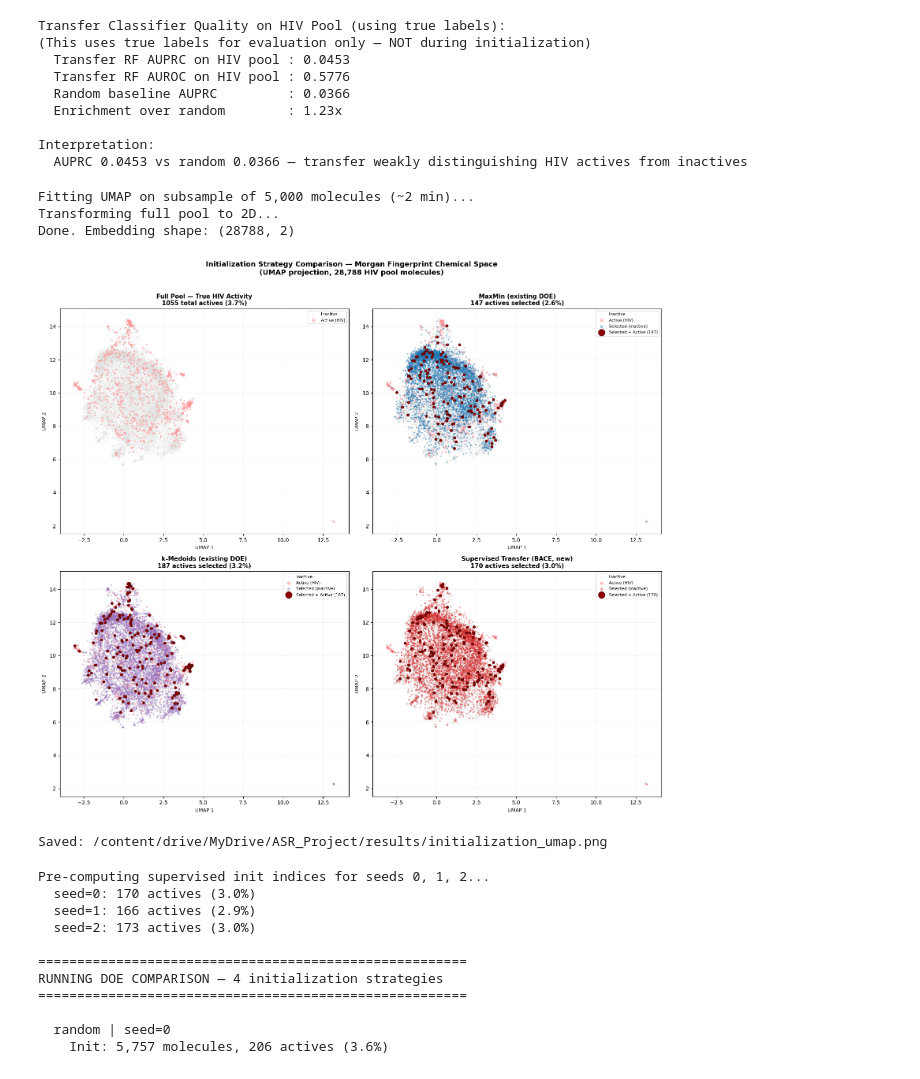
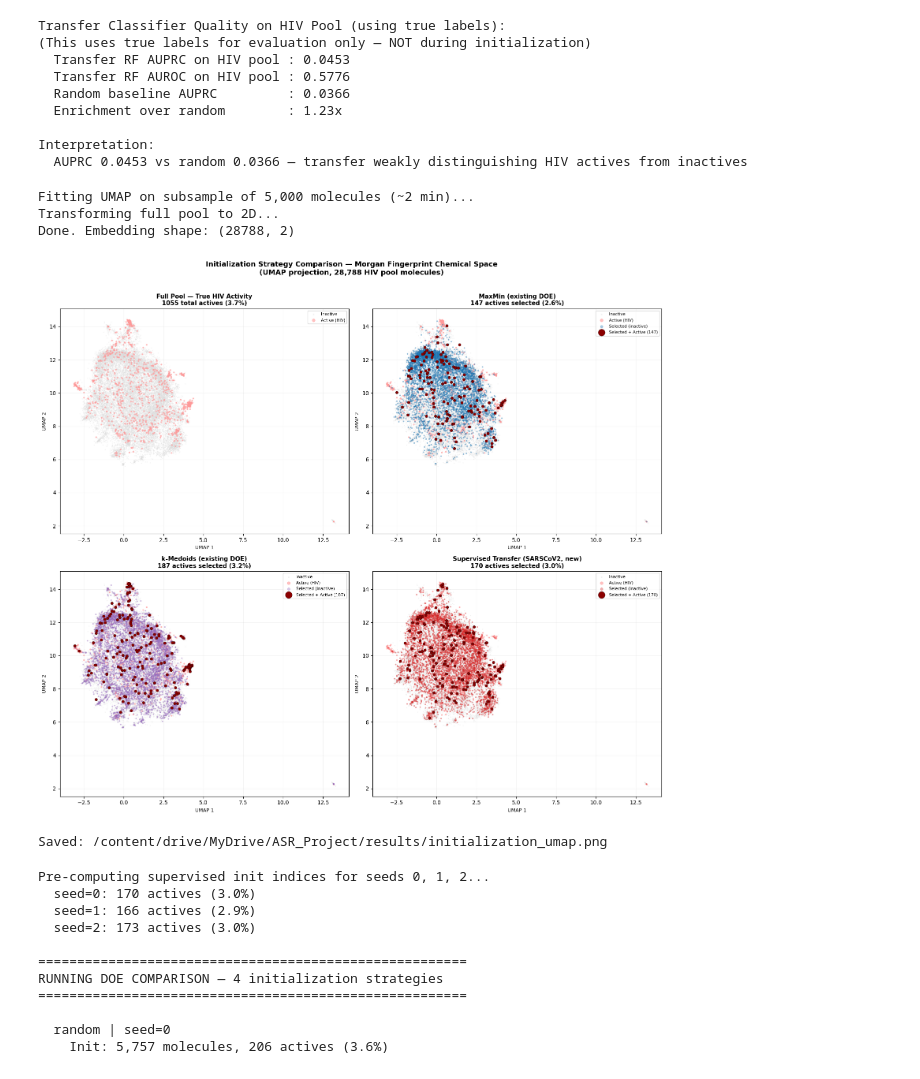
Before and after one commit to skothare/ASR_Proj, a Jupyter notebook: colab_runner.ipynb, the cells around one changed output. Cells and saved outputs as stored; diff of their text form; code cells hidden in the pictures.

```diff
--- a/colab_runner.ipynb
+++ b/colab_runner.ipynb
@@ -922,7 +940,7 @@ strategies = [
     ('Full Pool — True HIV Activity',    None,           None),
     ('MaxMin (existing DOE)',             idx_maxmin,     '#1f77b4'),
     ('k-Medoids (existing DOE)',          idx_kmed,       '#9467bd'),
-    ('Supervised Transfer (BACE, new)',   idx_supervised, '#d62728'),
+    ('Supervised Transfer (SARSCoV2, new)',   idx_supervised, '#d62728'),
 ]
 
 inact_mask = data.y_train_pool == 0
@@ -948,34 +966,34 @@ for ax, (title, sel_idx, sel_color) in zip(axes, strategies):
 
         n_act = len(sel_act)
         rate  = n_act / len(sel_idx)
         ax.set_title(f'{title}\n{n_act} actives selected ({rate:.1%})',
                      fontsize=11, fontweight='bold')
     else:
         ax.set_title(f'{title}\n{int(data.y_train_pool.sum())} total actives '
                      f'({data.y_train_pool.mean():.1%})',
                      fontsize=11, fontweight='bold')
 
     ax.legend(fontsize=7.5, loc='upper right', markerscale=2.5)
     ax.set_xlabel('UMAP 1', fontsize=9)
     ax.set_ylabel('UMAP 2', fontsize=9)
     ax.grid(True, alpha=0.15)
 
 plt.suptitle(
     'Initialization Strategy Comparison — Morgan Fingerprint Chemical Space\n'
     '(UMAP projection, 28,788 HIV pool molecules)',
     fontsize=13, fontweight='bold', y=1.01
 )
 plt.tight_layout()
 
 out_path = os.path.join(PROJECT_ROOT, 'results', 'initialization_umap.png')
 plt.savefig(out_path, dpi=150, bbox_inches='tight')
 plt.show()
 print(f'Saved: {out_path}')
 # %% [output]
 Fitting UMAP on subsample of 5,000 molecules (~2 min)...
 Transforming full pool to 2D...
 Done. Embedding shape: (28788, 2)
-[figure, old version]
+[figure, new version]
 Saved: /content/drive/MyDrive/ASR_Project/results/initialization_umap.png
 # %%
 # DOE-S5: Full AL lopp, 4 conditions x 3 seeds
```
Also changed, not shown: parts of 14 cells of this notebook, 2 other files.
